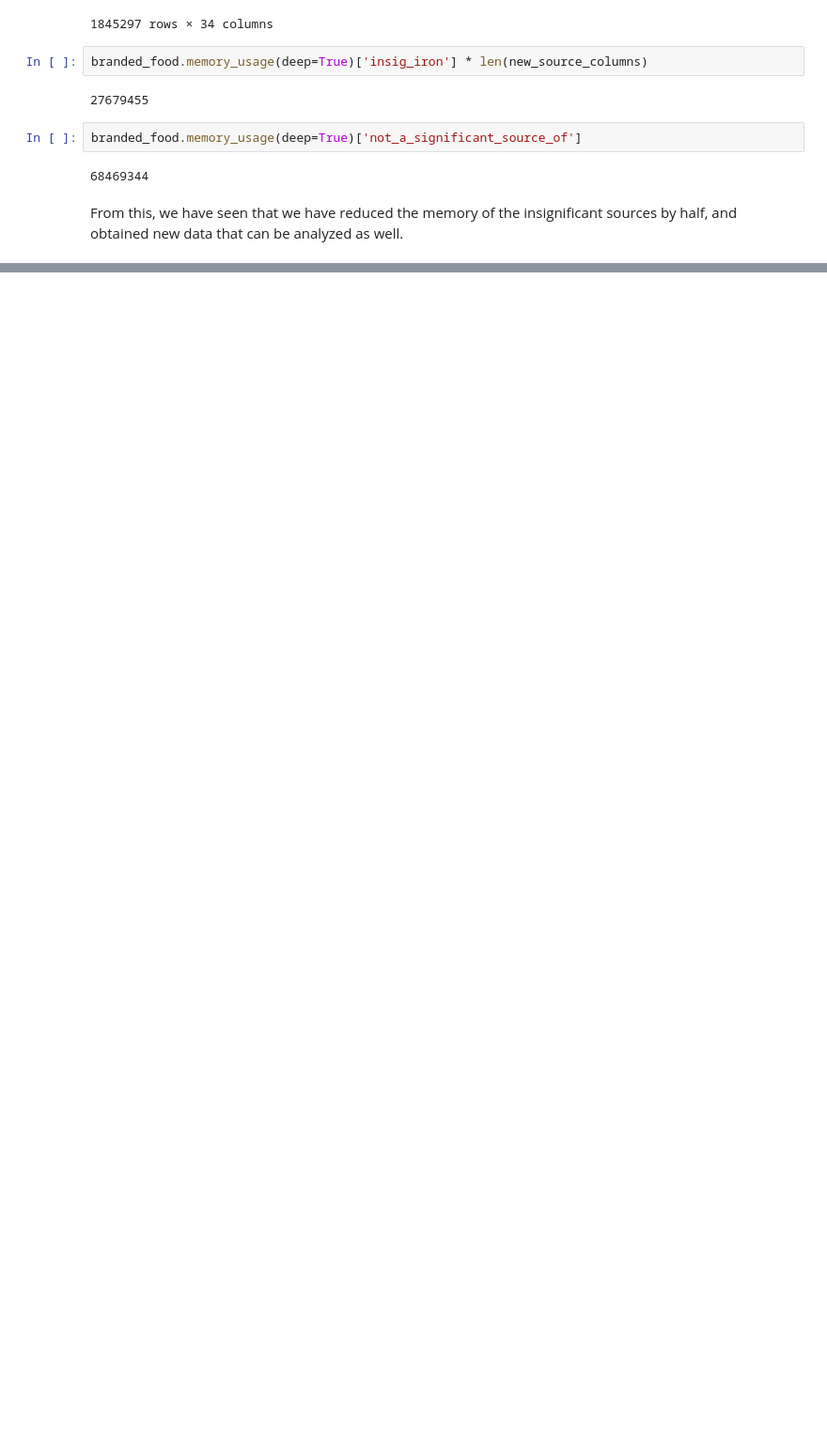
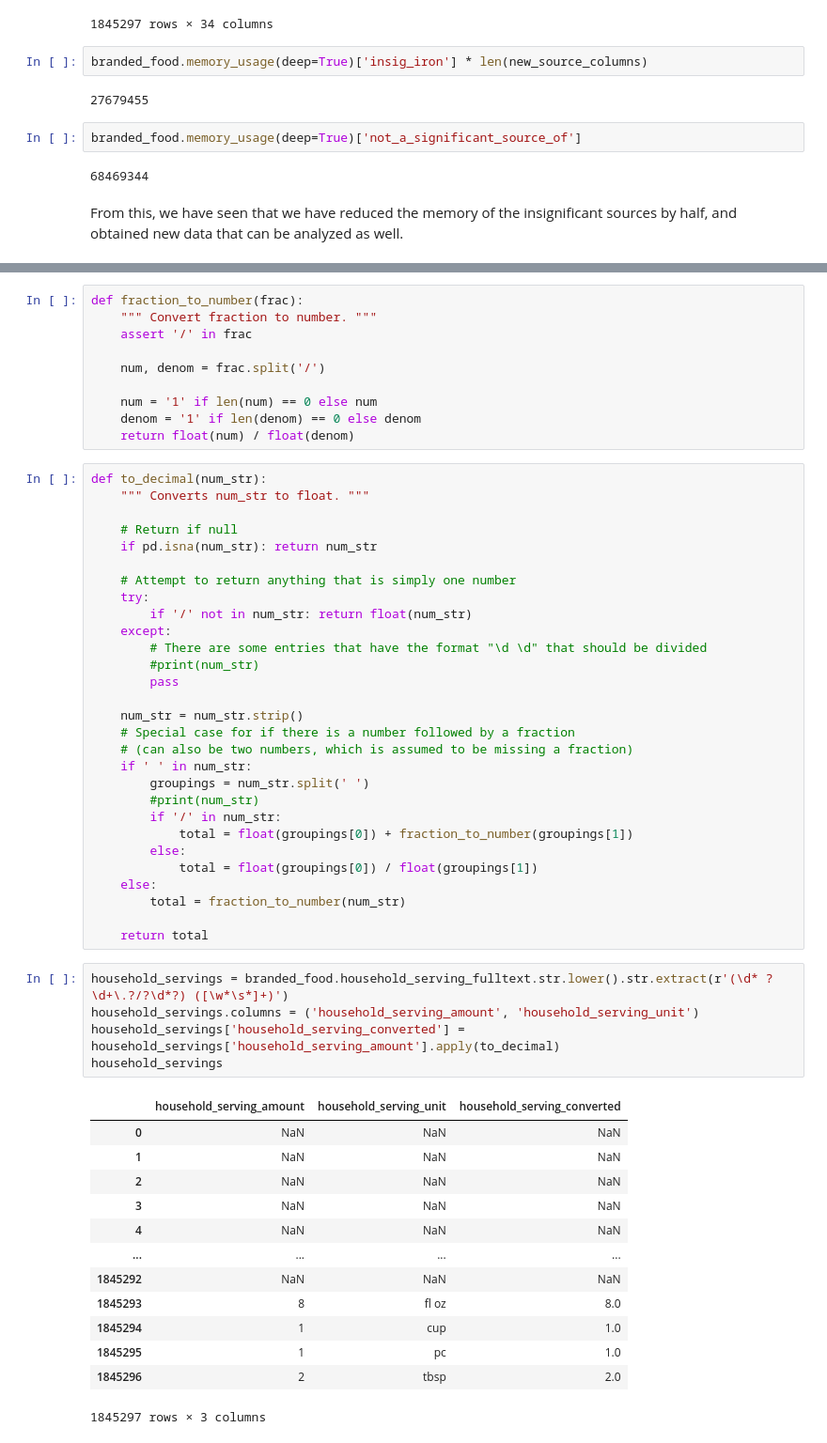
Before and after one commit to alexander-jensen/FDA-Data-Analysis, a Jupyter notebook: Branded Food Initial Data Analysis.ipynb, the cells around one changed output, grey strips where cells are left out. Shown: that part at 94% size. Drawn from its saved outputs; the diff is of its cells as text; blank space fills up the shorter version.

Commit message:
Fixed household serving conversion

```diff
--- a/Branded Food Initial Data Analysis.ipynb
+++ b/Branded Food Initial Data Analysis.ipynb
@@ -762,0 +784,58 @@ From this, we have seen that we have reduced the memory of the insignificant sou
+# %%
+def fraction_to_number(frac):
+    """ Convert fraction to number. """
+    assert '/' in frac
+
+    num, denom = frac.split('/')
+
+    num = '1' if len(num) == 0 else num
+    denom = '1' if len(denom) == 0 else denom
+    return float(num) / float(denom)
+# %%
+def to_decimal(num_str):
+    """ Converts num_str to float. """
+
+    # Return if null
+    if pd.isna(num_str): return num_str
+
+    # Attempt to return anything that is simply one number
+    try:
+        if '/' not in num_str: return float(num_str)
+    except:
+        # There are some entries that have the format "\d \d" that should be divided
+        #print(num_str)
+        pass
+
+    num_str = num_str.strip()
+    # Special case for if there is a number followed by a fraction
+    # (can also be two numbers, which is assumed to be missing a fraction)
+    if ' ' in num_str:
+        groupings = num_str.split(' ')
+        #print(num_str)
+        if '/' in num_str:
+            total = float(groupings[0]) + fraction_to_number(groupings[1])
+        else:
+            total = float(groupings[0]) / float(groupings[1])
+    else:
+        total = fraction_to_number(num_str)
+
+    return total
+# %%
+household_servings = branded_food.household_serving_fulltext.str.lower().str.extract(r'(\d* ?\d+\.?/?\d*?) ([\w*\s*]+)')
+household_servings.columns = ('household_serving_amount', 'household_serving_unit')
+household_servings['household_serving_converted'] = household_servings['household_serving_amount'].apply(to_decimal)
+household_servings
+# %% [output]
+|  | household_serving_amount | household_serving_unit | household_serving_converted |
+| 0 | NaN | NaN | NaN |
+| 1 | NaN | NaN | NaN |
+| 2 | NaN | NaN | NaN |
+| 3 | NaN | NaN | NaN |
+| 4 | NaN | NaN | NaN |
+| ... | ... | ... | ... |
+| 1845292 | NaN | NaN | NaN |
+| 1845293 | 8 | fl oz | 8.0 |
+| 1845294 | 1 | cup | 1.0 |
+| 1845295 | 1 | pc | 1.0 |
+| 1845296 | 2 | tbsp | 2.0 |
+1845297 rows × 3 columns
```
Also changed, not shown: parts of 9 cells of this notebook.
